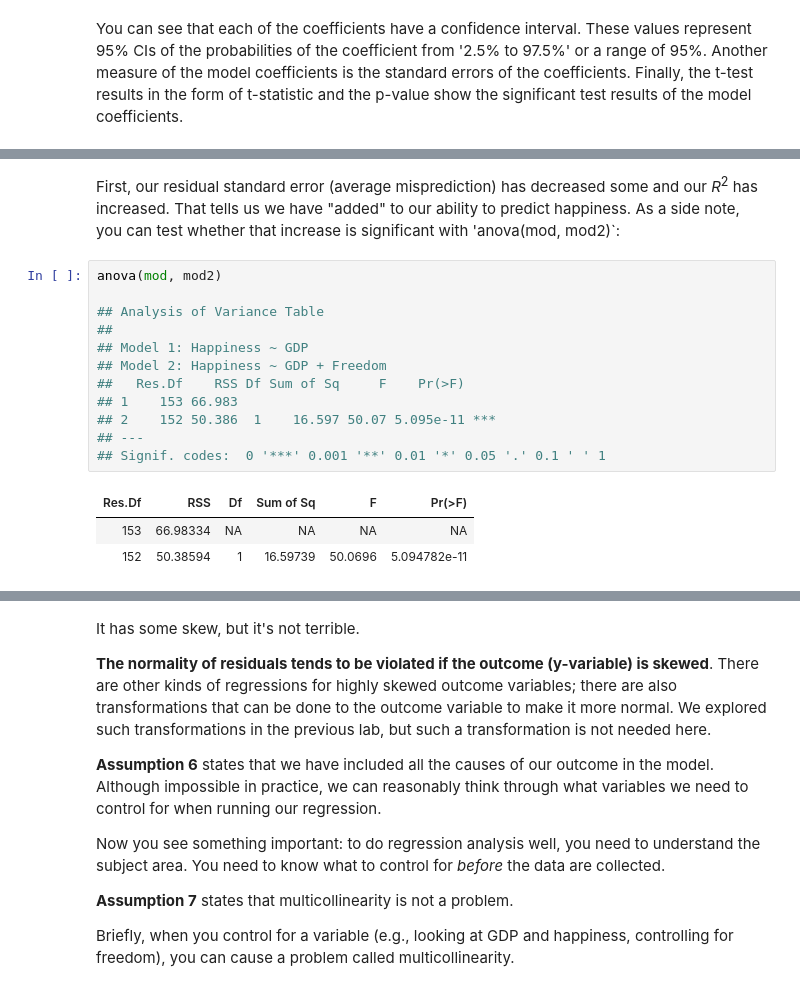
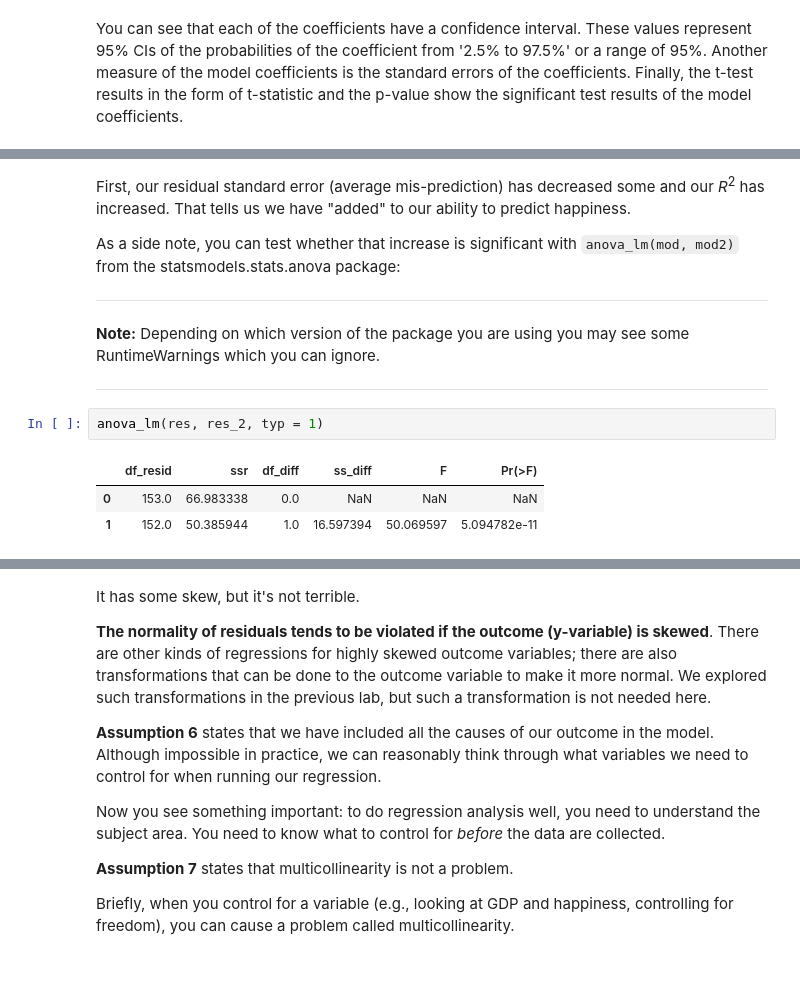
Before and after one commit to Tommytrungto/Research-Methods-for-Data-Science-with-Python, a Jupyter notebook: Module5/Mod5_Lab2_-_Regression.ipynb, the cells around one changed output, grey strips where cells are left out. Cells and saved outputs as stored; diff of their text form.

```diff
--- a/Module5/Mod5_Lab2_-_Regression.ipynb
+++ b/Module5/Mod5_Lab2_-_Regression.ipynb
@@ -546,24 +491,20 @@ F-statistic: 221.3 on 2 and 152 DF,  p-value: < 2.2e-16
 # %% [markdown]
-First, our residual standard error (average misprediction) has decreased
+First, our residual standard error (average mis-prediction) has decreased
 some and our *R*<sup>2</sup> has increased. That tells us we have
-"added" to our ability to predict happiness. As a side note, you can
-test whether that increase is significant with 'anova(mod, mod2)\`:
+"added" to our ability to predict happiness.
+
+As a side note, you can
+test whether that increase is significant with `anova_lm(mod, mod2)` from the statsmodels.stats.anova package:
+
+****
+**Note:** Depending on which version of the package you are using you may see some RuntimeWarnings which you can ignore.
+****
-# %%
-anova(mod, mod2)
-
-## Analysis of Variance Table
-##
-## Model 1: Happiness ~ GDP
-## Model 2: Happiness ~ GDP + Freedom
-##   Res.Df    RSS Df Sum of Sq     F    Pr(>F)
-## 1    153 66.983
-## 2    152 50.386  1    16.597 50.07 5.095e-11 ***
-## ---
-## Signif. codes:  0 '***' 0.001 '**' 0.01 '*' 0.05 '.' 0.1 ' ' 1
-# %% [output]
-| Res.Df | RSS | Df | Sum of Sq | F | Pr(>F) |
-| 153 | 66.98334 | NA | NA | NA | NA |
-| 152 | 50.38594 | 1 | 16.59739 | 50.0696 | 5.094782e-11 |
+# %%
+anova_lm(res, res_2, typ = 1)
+# %% [output]
+|  | df_resid | ssr | df_diff | ss_diff | F | Pr(>F) |
+| 0 | 153.0 | 66.983338 | 0.0 | NaN | NaN | NaN |
+| 1 | 152.0 | 50.385944 | 1.0 | 16.597394 | 50.069597 | 5.094782e-11 |
 # %% [markdown]
 This runs an *F* test with a significant result (*p*-value is `Pr(>F)`,
 i.e., less than .05). This tells us that adding health/life expectancy
```
Also changed, not shown: parts of 25 cells of this notebook.
